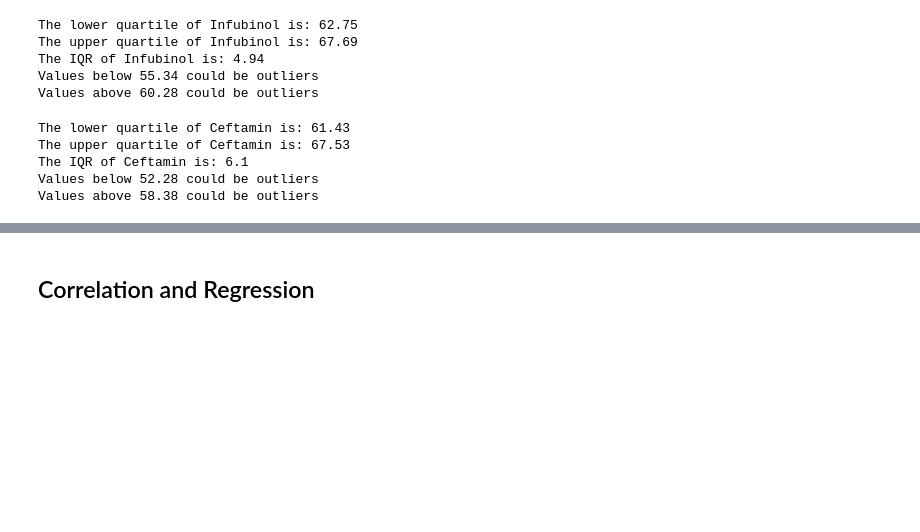
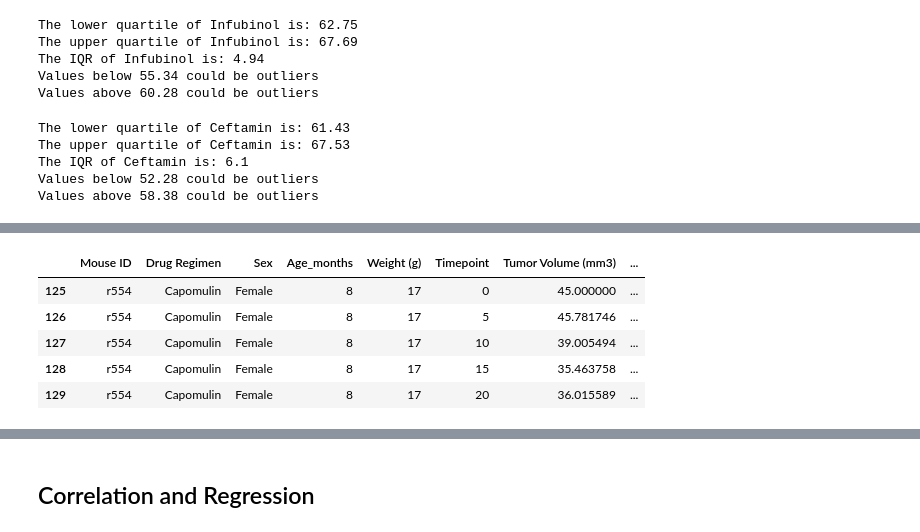
Before and after one commit to caseyjuergens/matplotlib-challenge, a Jupyter notebook: pymaceuticals_starter.ipynb, the cells around one changed output, grey strips where cells are left out. Saved outputs shown, nothing was run; the diff lists cells and outputs as text; code cells hidden in the pictures; blank space fills up the shorter version.

```diff
--- a/pymaceuticals_starter.ipynb
+++ b/pymaceuticals_starter.ipynb
@@ -302,2 +299,13 @@ Values above 58.38 could be outliers
+# %%
+# create df for one mouse treated with Capomulin
+capomulin_r554=clean_df.loc[clean_df["Mouse ID"]== "r554",:]
+capomulin_r554.head()
+# %% [output]
+|  | Mouse ID | Drug Regimen | Sex | Age_months | Weight (g) | Timepoint | Tumor Volume (mm3) | ... |
+| 125 | r554 | Capomulin | Female | 8 | 17 | 0 | 45.000000 | ... |
+| 126 | r554 | Capomulin | Female | 8 | 17 | 5 | 45.781746 | ... |
+| 127 | r554 | Capomulin | Female | 8 | 17 | 10 | 39.005494 | ... |
+| 128 | r554 | Capomulin | Female | 8 | 17 | 15 | 35.463758 | ... |
+| 129 | r554 | Capomulin | Female | 8 | 17 | 20 | 36.015589 | ... |
 # %%
 # Generate a line plot of tumor volume vs. time point for a mouse treated with Capomulin
```
Also changed, not shown: parts of 5 cells of this notebook.
